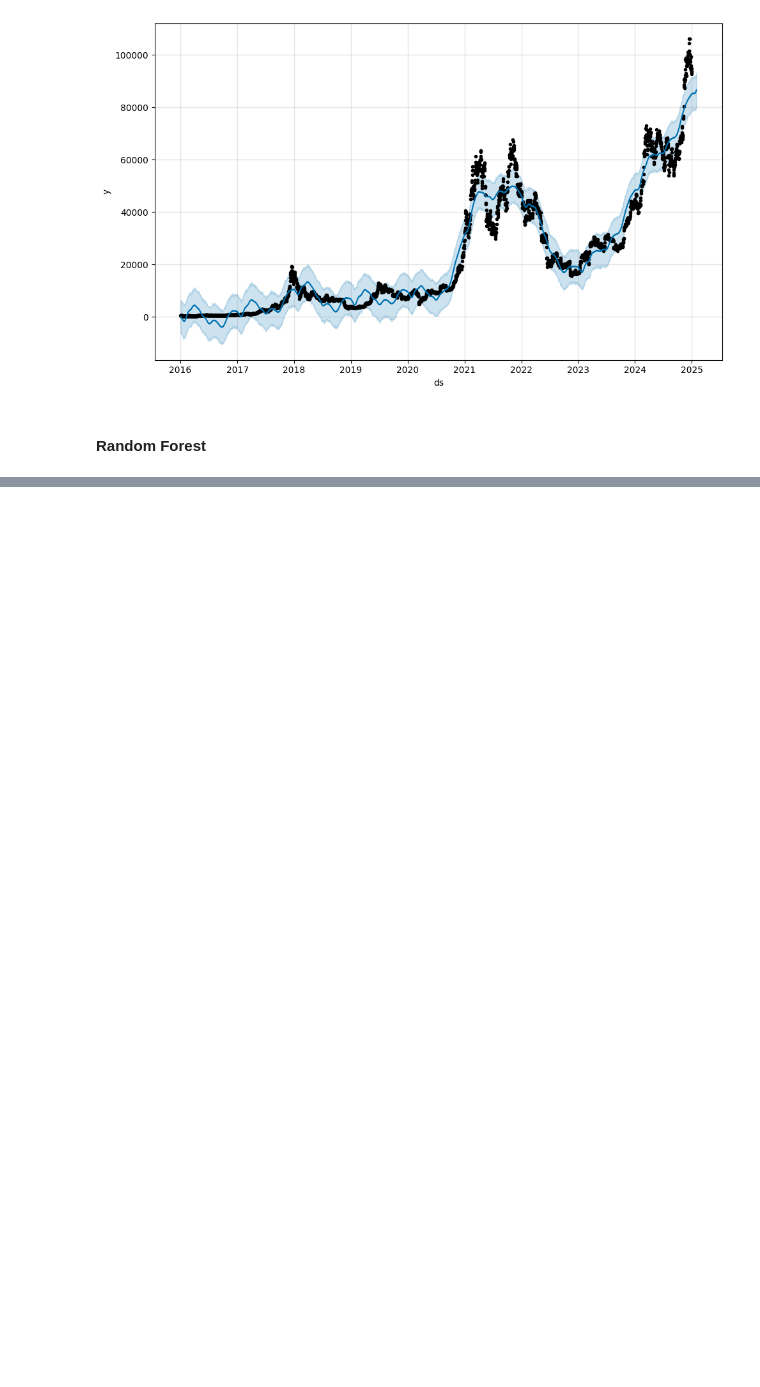
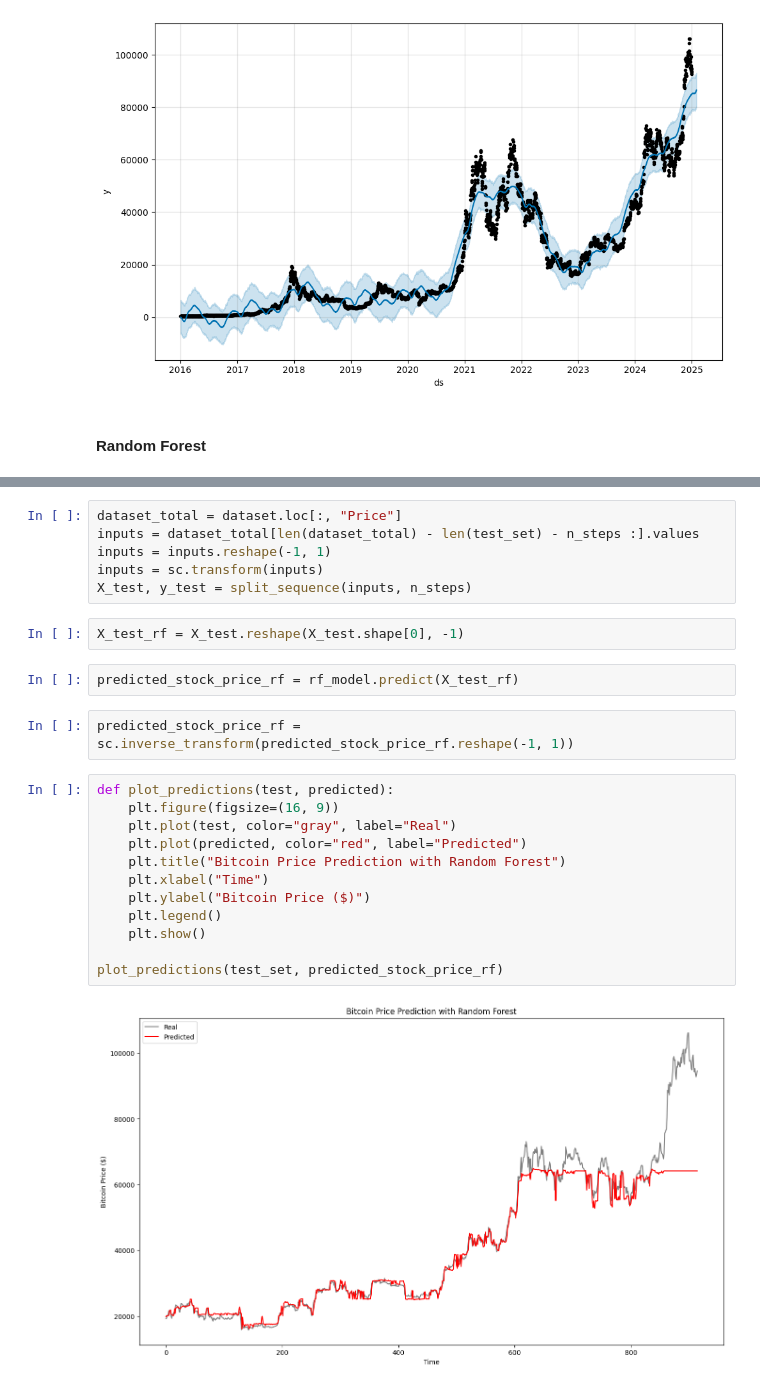
Before and after one commit to Jankiel-Predator/mmda_proj_btc, a Jupyter notebook: bitcoin copy.ipynb, the cells around one changed output, grey strips where cells are left out. Cells and saved outputs as stored; diff of their text form; blank space fills up the shorter version.

```diff
--- a/bitcoin copy.ipynb
+++ b/bitcoin copy.ipynb
@@ -600,0 +618,26 @@ Grid search
+# %%
+dataset_total = dataset.loc[:, "Price"]
+inputs = dataset_total[len(dataset_total) - len(test_set) - n_steps :].values
+inputs = inputs.reshape(-1, 1)
+inputs = sc.transform(inputs)
+X_test, y_test = split_sequence(inputs, n_steps)
+# %%
+X_test_rf = X_test.reshape(X_test.shape[0], -1)
+# %%
+predicted_stock_price_rf = rf_model.predict(X_test_rf)
+# %%
+predicted_stock_price_rf = sc.inverse_transform(predicted_stock_price_rf.reshape(-1, 1))
+# %%
+def plot_predictions(test, predicted):
+    plt.figure(figsize=(16, 9))
+    plt.plot(test, color="gray", label="Real")
+    plt.plot(predicted, color="red", label="Predicted")
+    plt.title("Bitcoin Price Prediction with Random Forest")
+    plt.xlabel("Time")
+    plt.ylabel("Bitcoin Price ($)")
+    plt.legend()
+    plt.show()
+
+plot_predictions(test_set, predicted_stock_price_rf)
+# %% [output]
+[figure, added]
```
Also changed, not shown: parts of 27 cells of this notebook.
